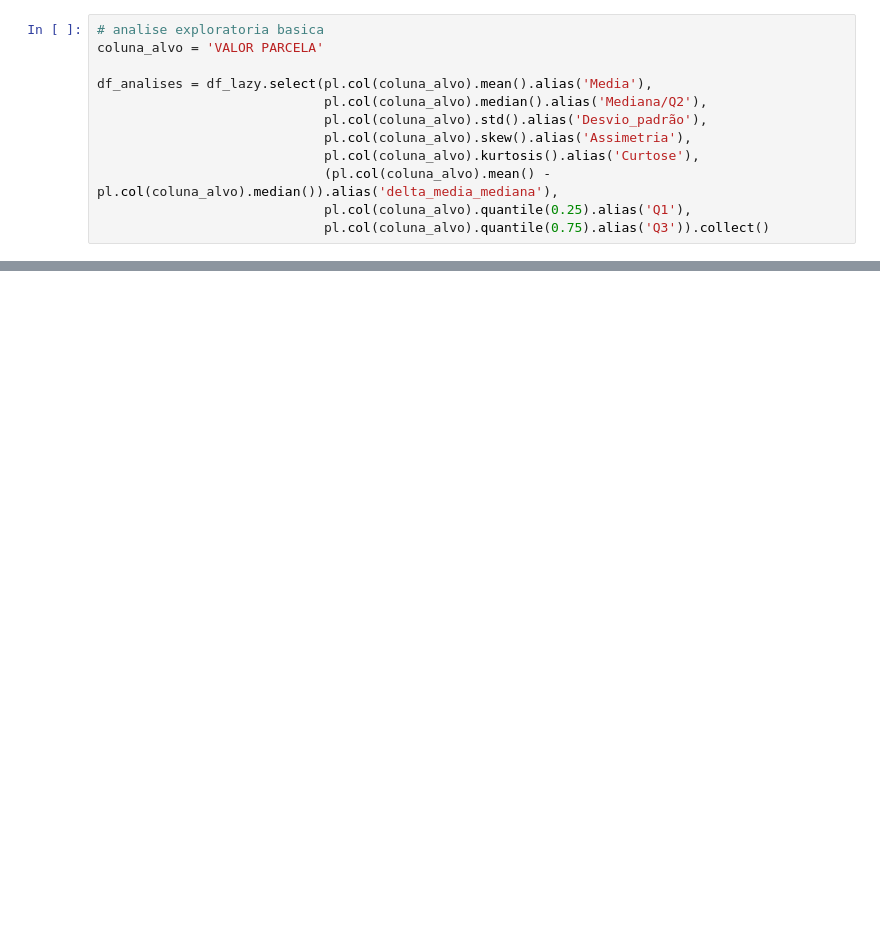
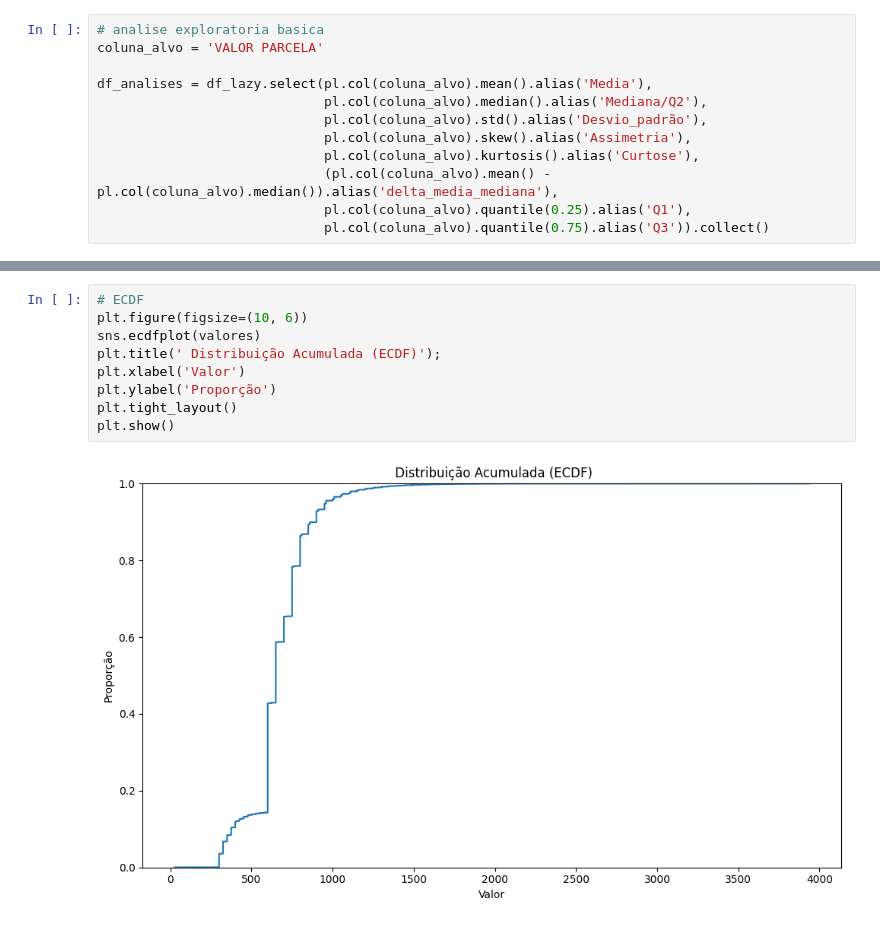
Before and after one commit to pgsrod/modulo-2, a Jupyter notebook: Aula14.ipynb, the cells around one changed output, grey strips where cells are left out. Drawn from its saved outputs; the diff is of its cells as text; blank space fills up the shorter version.

```diff
--- a/Aula14.ipynb
+++ b/Aula14.ipynb
@@ -83,0 +120,11 @@ Preparando dados para a visualização
+# %%
+# ECDF
+plt.figure(figsize=(10, 6))
+sns.ecdfplot(valores)
+plt.title(' Distribuição Acumulada (ECDF)');
+plt.xlabel('Valor')
+plt.ylabel('Proporção')
+plt.tight_layout()
+plt.show()
+# %% [output]
+[figure, added]
```
Also changed, not shown: parts of 7 cells of this notebook.
